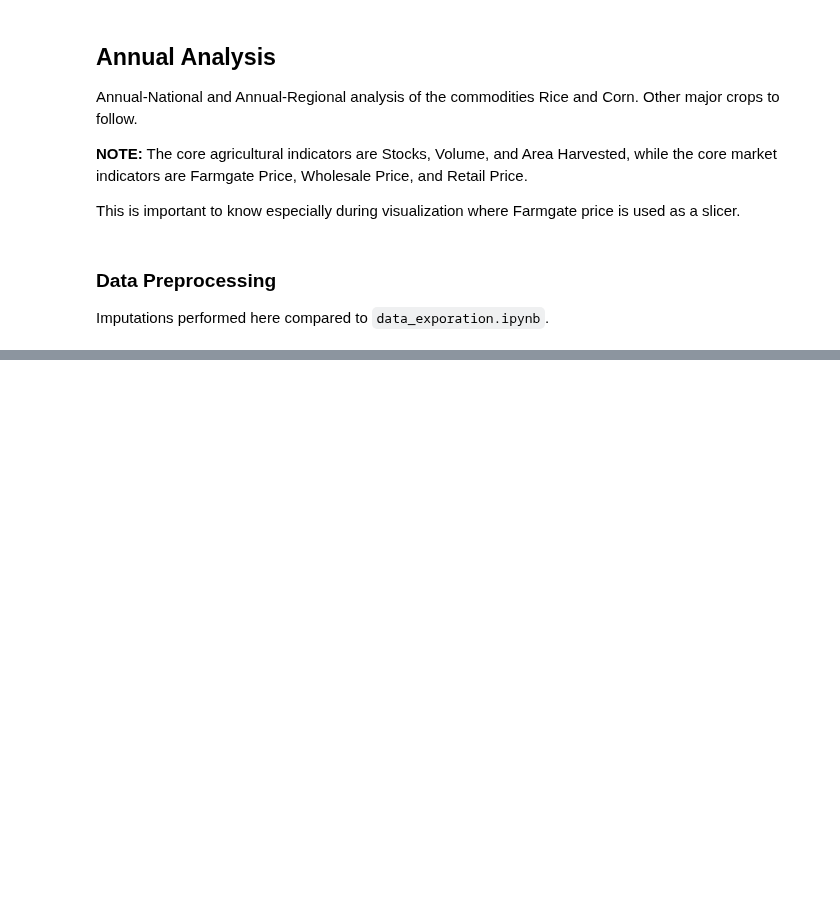
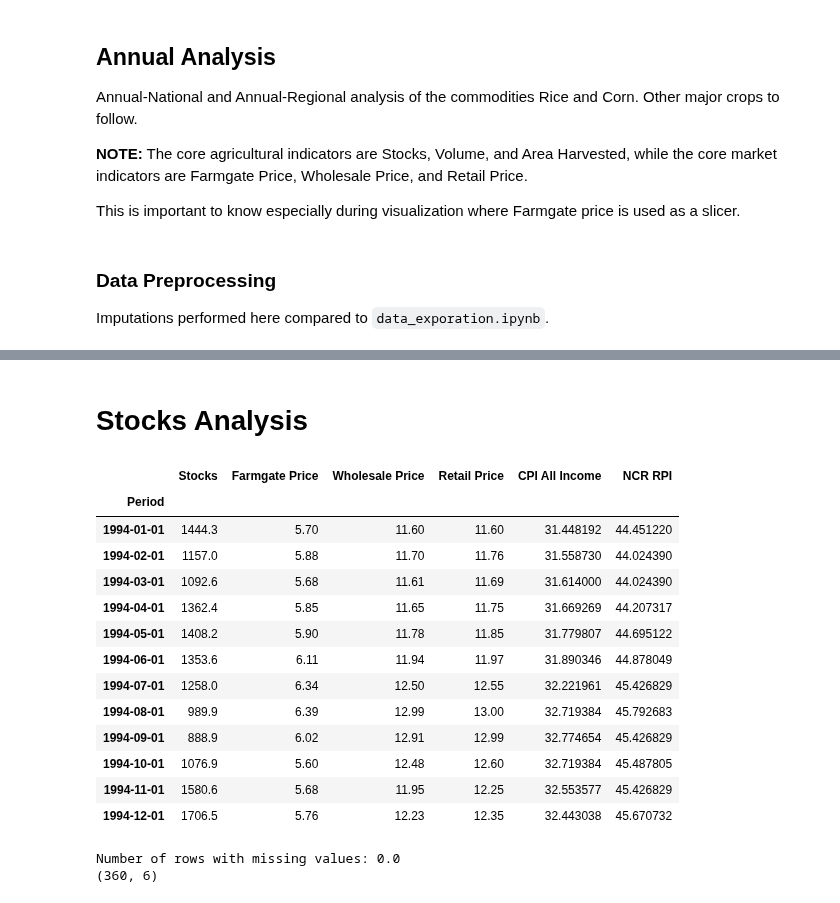
Before and after one commit to Bourbon-Rye/Baesian-Cropability, a Jupyter notebook: data_modeling.ipynb, the cells around one changed output, grey strips where cells are left out. Drawn from its saved outputs; the diff is of its cells as text; code cells hidden in the pictures; blank space fills up the shorter version.

```diff
--- a/data_modeling.ipynb
+++ b/data_modeling.ipynb
@@ -758,0 +962,78 @@ Test error (RMSE): 249.40569608258656
+# %% [markdown]
+# Stocks Analysis
+# %%
+from sklearn.experimental import enable_iterative_imputer
+from sklearn.impute import IterativeImputer, KNNImputer
+from sklearn.model_selection import TimeSeriesSplit
+
+df1 = pd.read_csv("datasets/agricultural-indicators/stocks-palay-corn_yearly_1980-2024.csv")
+df1 = df1[df1["Sector"] == "Rice: Total Stock"]
+df1["Sector"] = df1["Sector"].replace({"Rice: Total Stock": "Rice"})
+df1 = df1.melt(["Sector", "Year"], df1.columns[2:], "Month", "Stocks")
+df1["Year"] = df1["Year"].astype(str)
+df1["Period"] =  df1["Year"] + " " + df1["Month"]
+df1 = df1.rename({"Sector": "Commodity"}, axis=1)
+df1 = df1.drop(["Year", "Month"], axis=1)
+
+# Monthly Analysis for Rice Stocks only
+
+# Farmgate Price of Rice and Corn
+df2 = pd.read_csv("datasets/prices/prices_farmgate-new-series_1990-2023.csv", na_values=[".."])
+df2 = df2[df2.Geolocation == "PHILIPPINES"]
+df2 = remove_annuals(df2)
+df2 = preprocess_baesians_2(df2, {"Palay [Paddy] Other Variety, dry (conv. to 14% mc)": "Rice"}, melt_value="Farmgate Price", impute=True).copy()
+
+# Wholesale Price of Rice and Corn
+df3 = pd.read_csv("datasets/prices/prices_wholesale-new-series_1990-2023.csv", na_values=[".."])
+df3 = df3[df3.Geolocation == "PHILIPPINES"]
+df3 = remove_annuals(df3)
+df3 = preprocess_baesians_2(df3, {"Well Milled Rice (WMR)": "Rice"}, melt_value="Wholesale Price", impute=True)
+
+# Retail Price of Rice and Corn
+df4 = pd.read_csv("datasets/prices/prices_retail_1990-2023.csv", na_values=[".."])
+df4 = df4[df4.Geolocation == "PHILIPPINES"]
+df4 = remove_annuals(df4)
+df4 = preprocess_baesians_2(df4, {
+                                  "Regular Milled Rice (RMR)" : "Rice"}, melt_value="Retail Price", impute=True)
+
+# Consumer Price Index (All Income) per Region of Rice and Corn (from monthly)
+df6 = pd.read_csv("datasets/price-indices-2018-based/cpi_all-income-households-by-cg-with-backcasting_1994-2023.csv")
+df6 = df6[df6.Geolocation == "PHILIPPINES"]
+df6 = preprocess_baesians_2(df6, {"01.1.1.12 - Rice": "Rice"},
+                            melt_value="CPI All Income")
+
+# NCR Retail Price Index on Food
+df10 = pd.read_csv("datasets/price-indices-2018-based/rpi-in-ncr_food-only_1989-2023_new.csv")
+df10 = preprocess_baesians_2(df10, {"..Food": "Food"}, melt_value="NCR RPI").drop(["Geolocation", "Commodity"], axis=1)
+
+# # Merge all dfs into a single df
+dfs = [df1, df2, df3, df4, df6, df10]
+df = functools.reduce(lambda left, right: pd.merge(left, right), dfs)
+df.drop(["Commodity", "Geolocation"], axis=1, inplace=True)
+df["Period"] = pd.to_datetime(df["Period"], format="%Y %b")
+df = df.set_index("Period")
+df = df[df.index < "2024"]
+df = df.asfreq("MS")
+df = df.sort_index()
+
+display(df.head(12))
+
+print(f'Number of rows with missing values: {df.isnull().any(axis=1).mean()}')
+print(df.shape)
+# %% [output]
+|  | Stocks | Farmgate Price | Wholesale Price | Retail Price | CPI All Income | NCR RPI |
+| Period |  |  |  |  |  |  |
+| 1994-01-01 | 1444.3 | 5.70 | 11.60 | 11.60 | 31.448192 | 44.451220 |
+| 1994-02-01 | 1157.0 | 5.88 | 11.70 | 11.76 | 31.558730 | 44.024390 |
+| 1994-03-01 | 1092.6 | 5.68 | 11.61 | 11.69 | 31.614000 | 44.024390 |
+| 1994-04-01 | 1362.4 | 5.85 | 11.65 | 11.75 | 31.669269 | 44.207317 |
+| 1994-05-01 | 1408.2 | 5.90 | 11.78 | 11.85 | 31.779807 | 44.695122 |
+| 1994-06-01 | 1353.6 | 6.11 | 11.94 | 11.97 | 31.890346 | 44.878049 |
+| 1994-07-01 | 1258.0 | 6.34 | 12.50 | 12.55 | 32.221961 | 45.426829 |
+| 1994-08-01 | 989.9 | 6.39 | 12.99 | 13.00 | 32.719384 | 45.792683 |
+| 1994-09-01 | 888.9 | 6.02 | 12.91 | 12.99 | 32.774654 | 45.426829 |
+| 1994-10-01 | 1076.9 | 5.60 | 12.48 | 12.60 | 32.719384 | 45.487805 |
+| 1994-11-01 | 1580.6 | 5.68 | 11.95 | 12.25 | 32.553577 | 45.426829 |
+| 1994-12-01 | 1706.5 | 5.76 | 12.23 | 12.35 | 32.443038 | 45.670732 |
+Number of rows with missing values: 0.0
+(360, 6)
```
Also changed, not shown: parts of 29 cells of this notebook, 20 other files.
